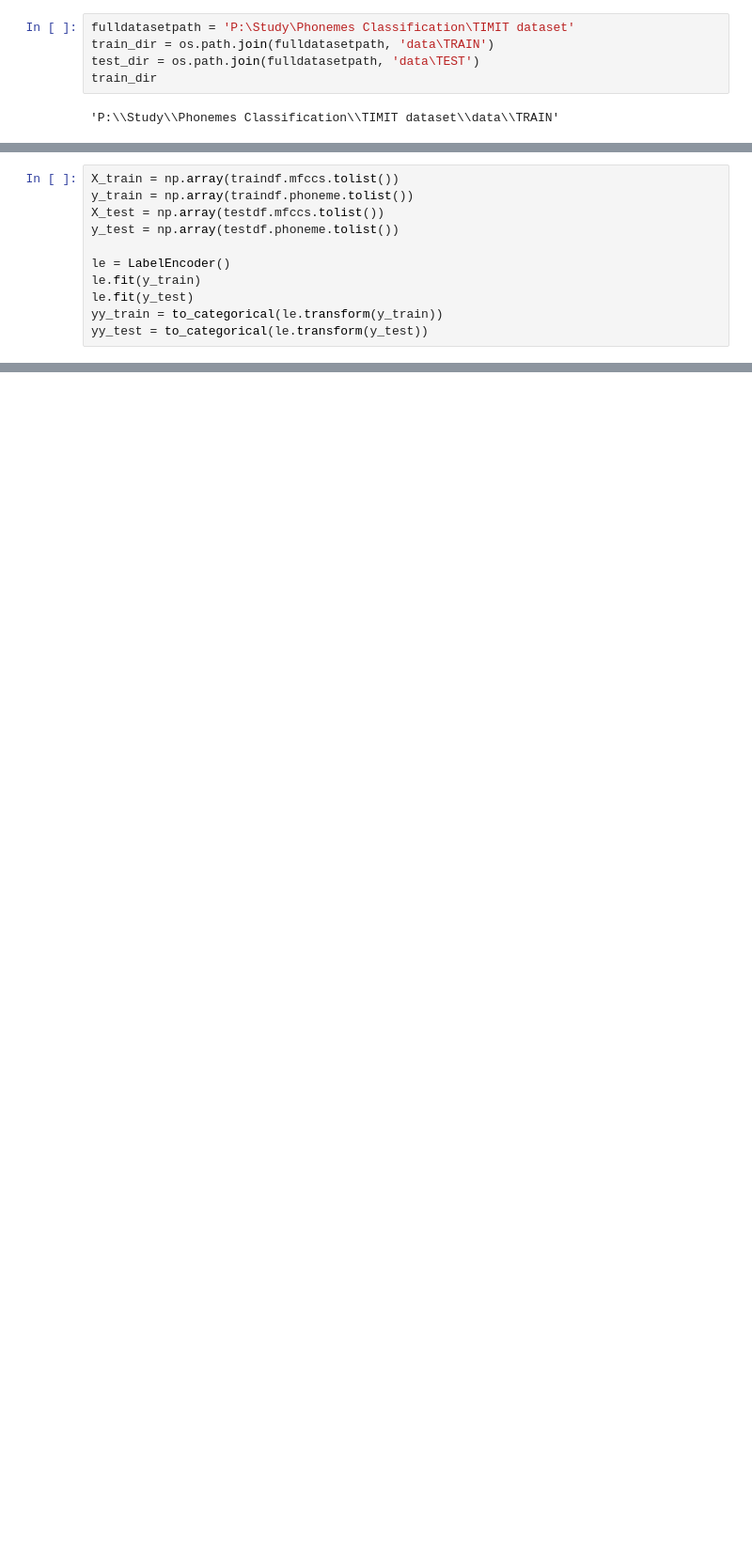
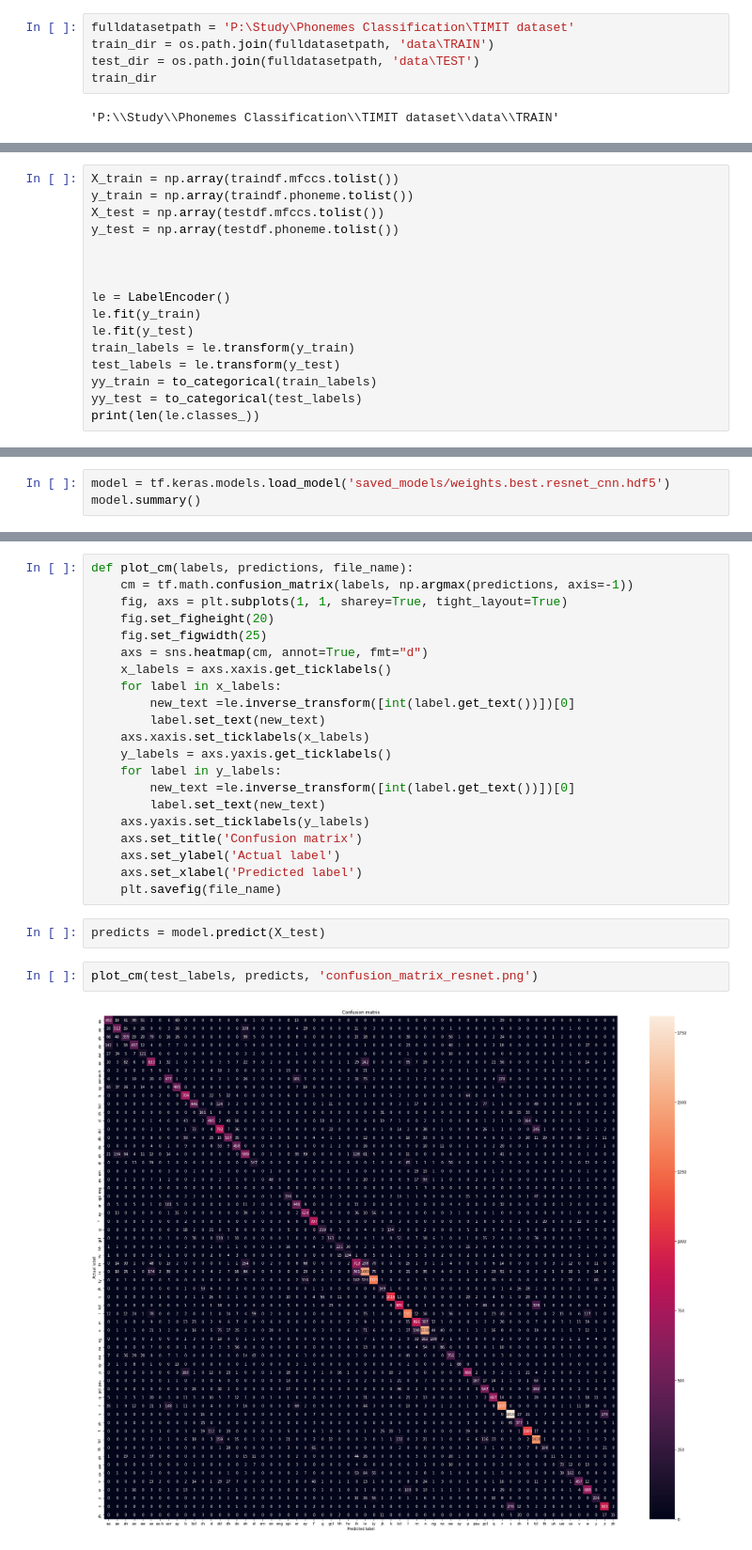
Before and after one commit to Keler1024/phonemes-classification, a Jupyter notebook: Phonemes classification.ipynb, the cells around one changed output, grey strips where cells are left out. Shown: that part at 94% size. Cells and saved outputs as stored; diff of their text form; blank space fills up the shorter version.

```diff
--- a/Phonemes classification.ipynb
+++ b/Phonemes classification.ipynb
@@ -184,8 +280,13 @@ y_train = np.array(traindf.phoneme.tolist())
 X_test = np.array(testdf.mfccs.tolist())
 y_test = np.array(testdf.phoneme.tolist())
 
+
+
 le = LabelEncoder()
 le.fit(y_train)
 le.fit(y_test)
-yy_train = to_categorical(le.transform(y_train))
-yy_test = to_categorical(le.transform(y_test))
+train_labels = le.transform(y_train)
+test_labels = le.transform(y_test)
+yy_train = to_categorical(train_labels)
+yy_test = to_categorical(test_labels)
+print(len(le.classes_))
@@ -298,0 +450,3 @@ Epoch 00050: val_loss did not improve from 2.03214
+# %%
+model = tf.keras.models.load_model('saved_models/weights.best.resnet_cnn.hdf5')
+model.summary()
@@ -298,0 +473,27 @@ Epoch 00050: val_loss did not improve from 2.03214
+# %%
+def plot_cm(labels, predictions, file_name):
+    cm = tf.math.confusion_matrix(labels, np.argmax(predictions, axis=-1))
+    fig, axs = plt.subplots(1, 1, sharey=True, tight_layout=True)
+    fig.set_figheight(20)
+    fig.set_figwidth(25)
+    axs = sns.heatmap(cm, annot=True, fmt="d")
+    x_labels = axs.xaxis.get_ticklabels()
+    for label in x_labels:
+        new_text =le.inverse_transform([int(label.get_text())])[0]
+        label.set_text(new_text)
+    axs.xaxis.set_ticklabels(x_labels)
+    y_labels = axs.yaxis.get_ticklabels()
+    for label in y_labels:
+        new_text =le.inverse_transform([int(label.get_text())])[0]
+        label.set_text(new_text)
+    axs.yaxis.set_ticklabels(y_labels)
+    axs.set_title('Confusion matrix')
+    axs.set_ylabel('Actual label')
+    axs.set_xlabel('Predicted label')
+    plt.savefig(file_name)
+# %%
+predicts = model.predict(X_test)
+# %%
+plot_cm(test_labels, predicts, 'confusion_matrix_resnet.png')
+# %% [output]
+[figure, added]
```
Also changed, not shown: parts of 26 cells of this notebook.
